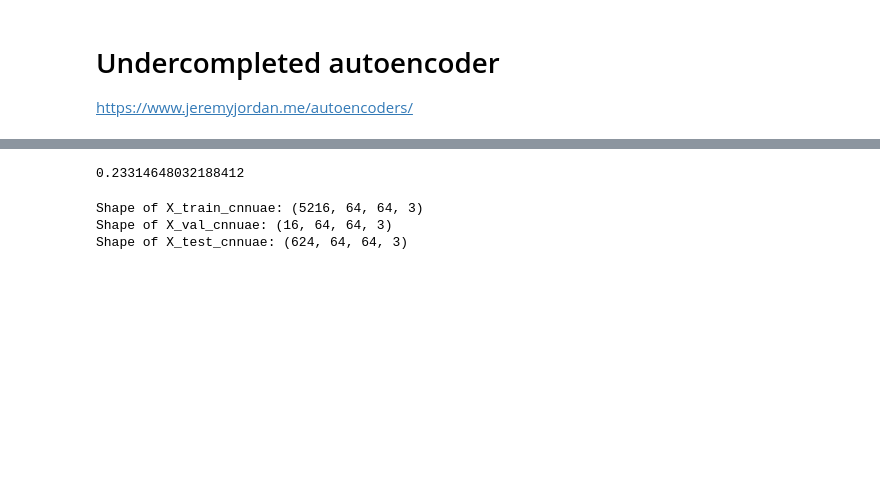
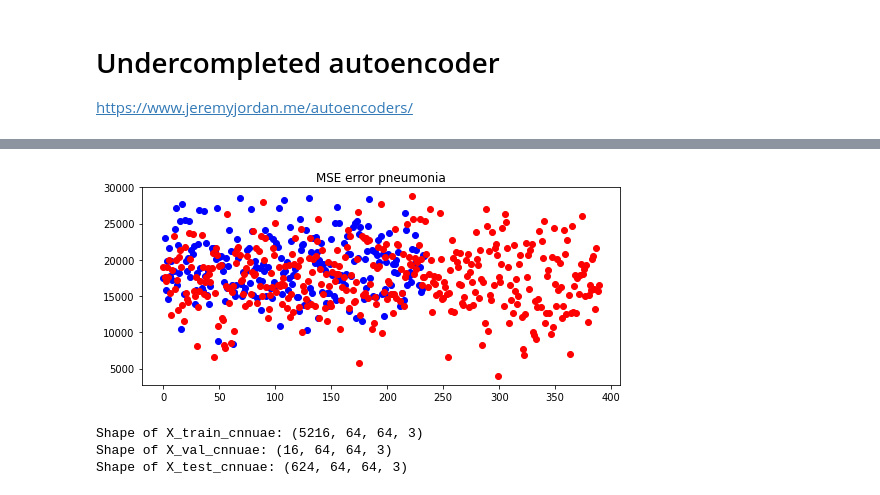
Before and after one commit to krzysiekniburski/SWA, a Jupyter notebook: notebooks/AID/pneumonia_detection_AE.ipynb, the cells around one changed output, grey strips where cells are left out. Saved outputs shown, nothing was run; the diff lists cells and outputs as text; code cells hidden in the pictures; blank space fills up the shorter version.

Commit message:
Pneumonia detection code

```diff
--- a/notebooks/AID/pneumonia_detection_AE.ipynb
+++ b/notebooks/AID/pneumonia_detection_AE.ipynb
@@ -233,27 +233,27 @@ https://www.jeremyjordan.me/autoencoders/
 def CNNUAE(input_shape):
     input_img = Input(shape=input_shape)
 
-    x = Conv2D(32, (8, 8), activation='relu', padding='same')(input_img)
+    x = Conv2D(64, (8, 8), activation='relu', padding='same')(input_img)
+    x = BatchNormalization()(x)
+    x = MaxPooling2D((2, 2), padding='same')(x)
+
+    x = Conv2D(32, (8, 8), activation='relu', padding='same')(x)
     x = BatchNormalization()(x)
     x = MaxPooling2D((2, 2), padding='same')(x)
 
     x = Conv2D(16, (8, 8), activation='relu', padding='same')(x)
     x = BatchNormalization()(x)
-    x = MaxPooling2D((2, 2), padding='same')(x)
-
-    x = Conv2D(8, (8, 8), activation='relu', padding='same')(x)
-    x = BatchNormalization()(x)
     encoded = MaxPooling2D((2, 2), padding='same')(x)
 
-    x = Conv2D(8, (8, 8), activation='relu', padding='same')(encoded)
-    x = BatchNormalization()(x)
-    x = UpSampling2D((2, 2))(x)
-
-    x = Conv2D(16, (8, 8), activation='relu', padding='same')(x)
+    x = Conv2D(16, (8, 8), activation='relu', padding='same')(encoded)
     x = BatchNormalization()(x)
     x = UpSampling2D((2, 2))(x)
 
     x = Conv2D(32, (8, 8), activation='relu', padding='same')(x)
+    x = BatchNormalization()(x)
+    x = UpSampling2D((2, 2))(x)
+
+    x = Conv2D(64, (8, 8), activation='relu', padding='same')(x)
     x = BatchNormalization()(x)
     x = UpSampling2D((2, 2))(x)
 
@@ -290,5 +286,5 @@ _________________________________________________________________
 # %%
 %%time
-history = cnnuae_autoencoder.fit(X_train, X_train, epochs=5, batch_size=64,
+history = cnnuae_autoencoder.fit(X_train, X_train, epochs=15, batch_size=64,
                     shuffle=True, validation_data=(X_val, X_val))
 # %% [output]
@@ -312,8 +306,23 @@ train_loss = tf.keras.losses.mae(test_x_predictions, X_test)
 # %%
-loss_threshold = np.percentile(train_loss, 98)
-loss_threshold
+mse_normal_errors = []
+mse_pneumonia_errors = []
+for i in range(len(X_test)):
+    mse = np.mean(np.mean(np.square(X_test[i] - test_x_predictions[i]), axis=1))
+    if y_test[i] == 0:
+        mse_normal_errors.append(mse)
+    else:
+        mse_pneumonia_errors.append(mse)
-# %% [output]
-0.23314648032188412
+# %%
+plt.rcParams["figure.figsize"] = [7.50, 3.50]
+plt.rcParams["figure.autolayout"] = True
+
+plt.title("MSE error pneumonia")
+plt.plot(mse_normal_errors, 'bo')
+plt.plot(mse_pneumonia_errors, 'ro')
+
+plt.show()
+# %% [output]
+[figure, added]
 # %%
 import itertools
 from collections.abc import Iterable
```
Also changed, not shown: parts of 7 cells of this notebook, 6 other files.
